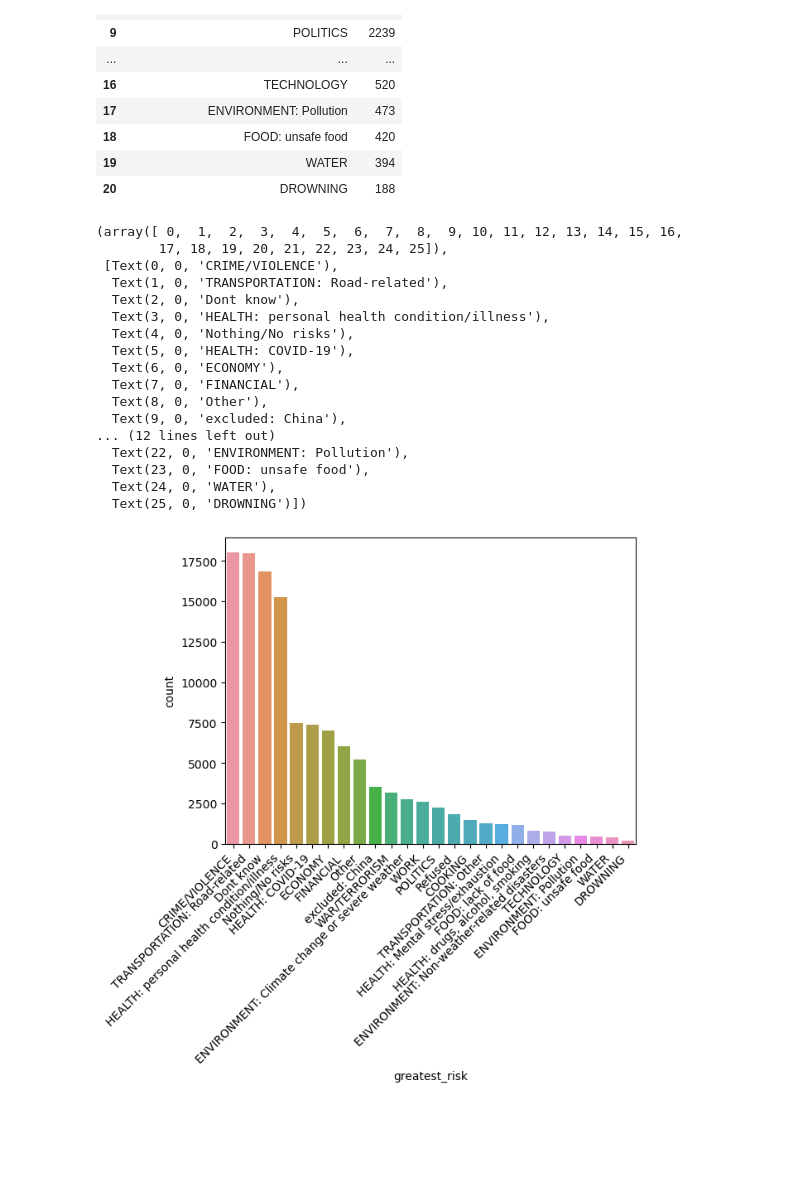
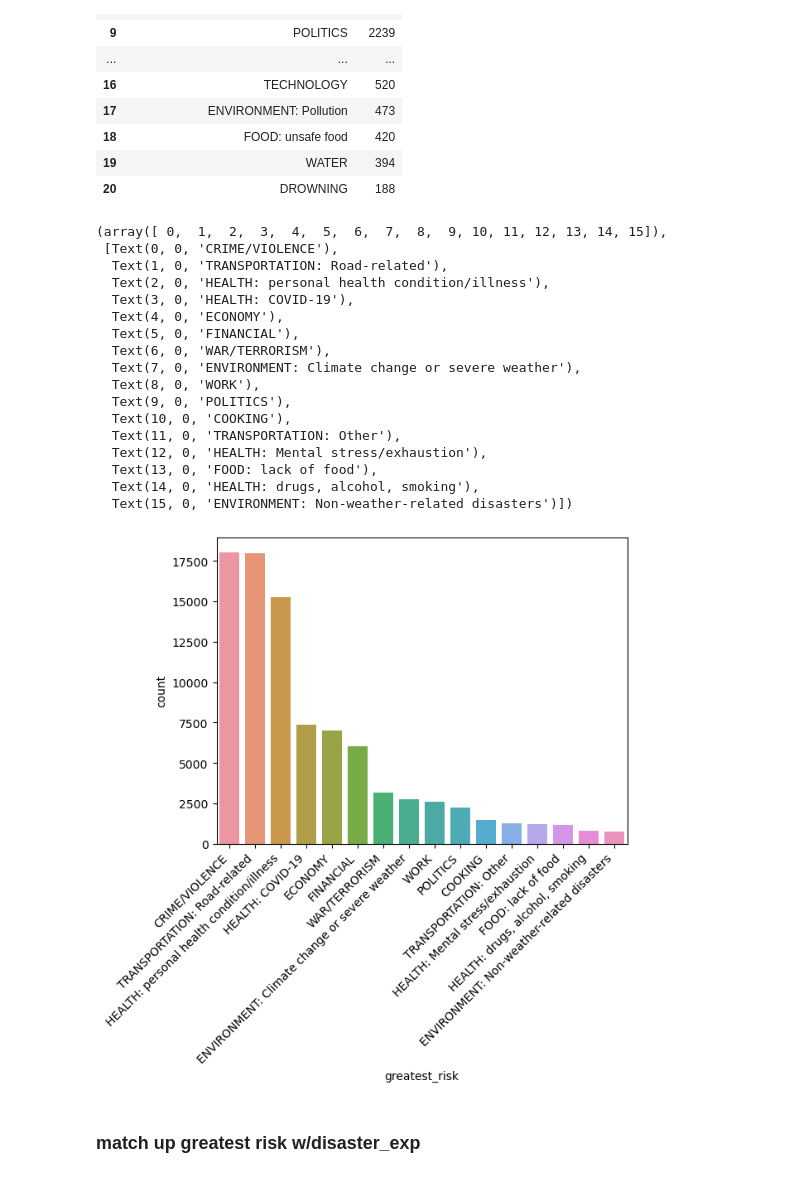
Before and after one commit to eemchadwick/natural_disasters, a Jupyter notebook: notebooks/natural disasters.ipynb, the cells around one changed output. Drawn from its saved outputs; the diff is of its cells as text; code cells hidden in the pictures; blank space fills up the shorter version.

```diff
--- a/notebooks/natural disasters.ipynb
+++ b/notebooks/natural disasters.ipynb
@@ -1877,24 +1939,27 @@ greatest_risk
 | 19 | WATER | 394 |
 | 20 | DROWNING | 188 |
 # %%
-sns.barplot(x='greatest_risk', y= 'count', data=greatest_risk)
+#fix later to highlight 'environment' bars
+sns.barplot(x='greatest_risk', y= 'count', data=greatest_risk.head(16))
 plt.xticks(rotation=45, ha='right')
 # %% [output]
-(array([ 0,  1,  2,  3,  4,  5,  6,  7,  8,  9, 10, 11, 12, 13, 14, 15, 16,
-        17, 18, 19, 20, 21, 22, 23, 24, 25]),
+(array([ 0,  1,  2,  3,  4,  5,  6,  7,  8,  9, 10, 11, 12, 13, 14, 15]),
  [Text(0, 0, 'CRIME/VIOLENCE'),
   Text(1, 0, 'TRANSPORTATION: Road-related'),
-  Text(2, 0, 'Dont know'),
-  Text(3, 0, 'HEALTH: personal health condition/illness'),
-  Text(4, 0, 'Nothing/No risks'),
-  Text(5, 0, 'HEALTH: COVID-19'),
-  Text(6, 0, 'ECONOMY'),
-  Text(7, 0, 'FINANCIAL'),
-  Text(8, 0, 'Other'),
-  Text(9, 0, 'excluded: China'),
-... (12 lines left out)
-  Text(22, 0, 'ENVIRONMENT: Pollution'),
-  Text(23, 0, 'FOOD: unsafe food'),
-  Text(24, 0, 'WATER'),
-  Text(25, 0, 'DROWNING')])
+  Text(2, 0, 'HEALTH: personal health condition/illness'),
+  Text(3, 0, 'HEALTH: COVID-19'),
+  Text(4, 0, 'ECONOMY'),
+  Text(5, 0, 'FINANCIAL'),
+  Text(6, 0, 'WAR/TERRORISM'),
+  Text(7, 0, 'ENVIRONMENT: Climate change or severe weather'),
+  Text(8, 0, 'WORK'),
+  Text(9, 0, 'POLITICS'),
+  Text(10, 0, 'COOKING'),
+  Text(11, 0, 'TRANSPORTATION: Other'),
+  Text(12, 0, 'HEALTH: Mental stress/exhaustion'),
+  Text(13, 0, 'FOOD: lack of food'),
+  Text(14, 0, 'HEALTH: drugs, alcohol, smoking'),
+  Text(15, 0, 'ENVIRONMENT: Non-weather-related disasters')])
-[figure, old version]
+[figure, new version]
+# %% [markdown]
+### match up greatest risk w/disaster_exp
```
Also changed, not shown: parts of 14 cells of this notebook, 1 other file.
